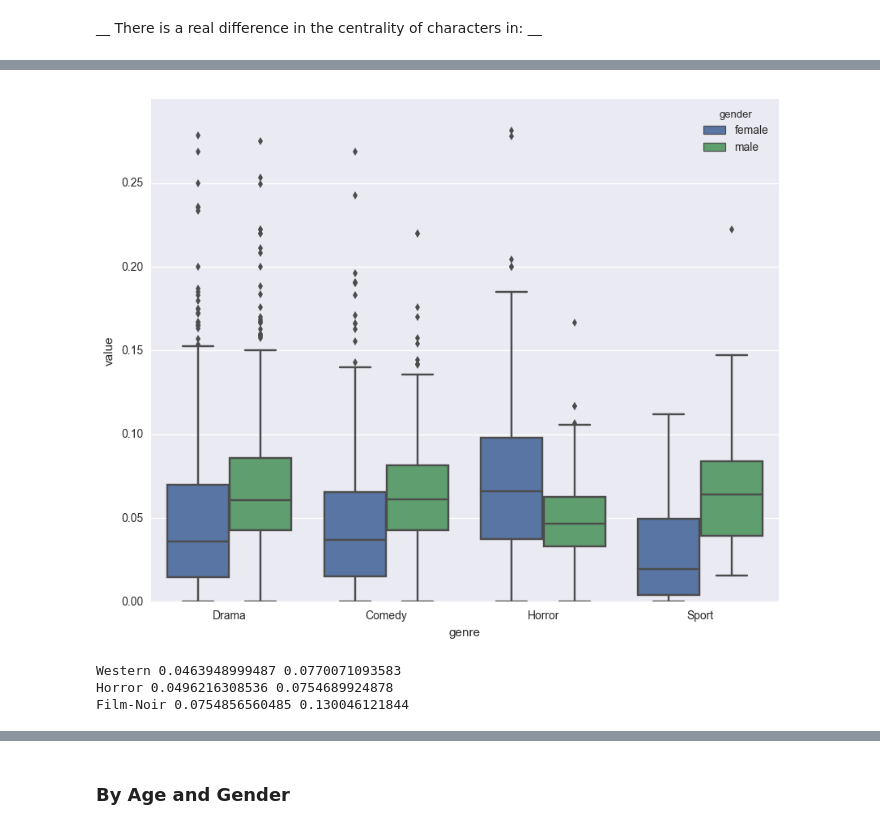
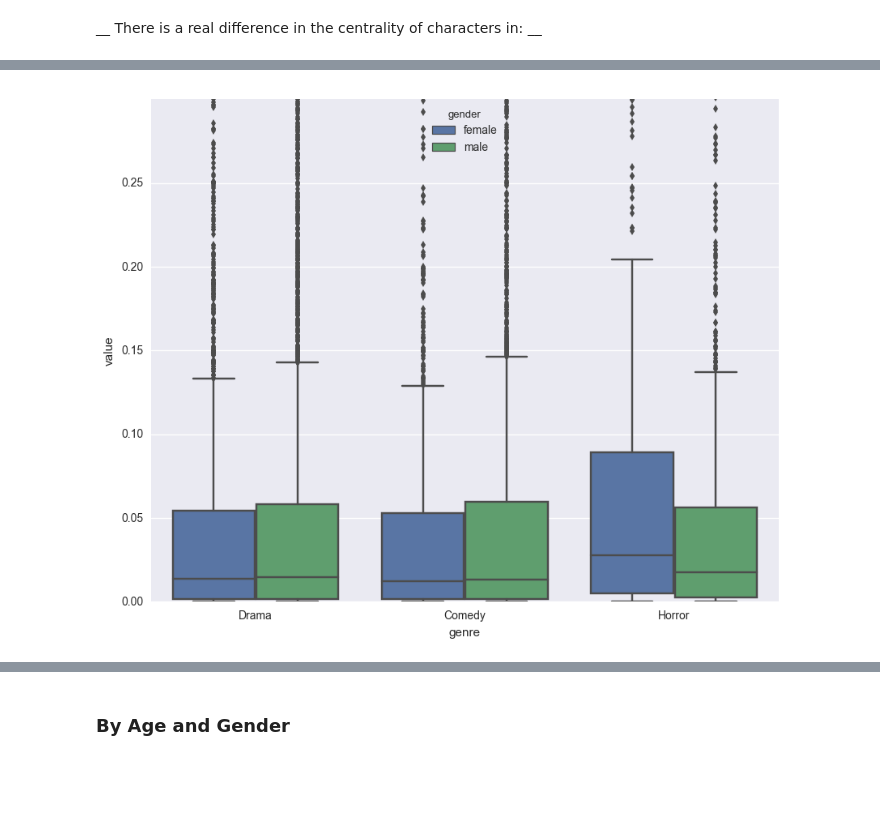
Before and after one commit to usc-sail/mica-text-characternetworks, a Jupyter notebook: analysis/Graph Analysis.ipynb, the cells around one changed output, grey strips where cells are left out. Cells and saved outputs as stored; diff of their text form; code cells hidden in the pictures; blank space fills up the shorter version.

Commit message:
multi centrality

```diff
--- a/analysis/Graph Analysis.ipynb
+++ b/analysis/Graph Analysis.ipynb
@@ -89,3 +97,5 @@ Counter({'unknown': 7893, 'caucasian': 6895, 'african': 717, 'latino': 233, 'oth
+# %%
+centrality_measures = ['degree_cent', 'betweenness_cent', 'closeness_cent', 'pagerank_cent']
 # %%
 xkcd_colors = sns.xkcd_palette(["grass green", "sand", "blue", "light red", "cerulean",
                                 "red", "light blue", "teal", "orange", "light green",
@@ -146,14 +163,16 @@ DescribeResult(nobs=15133, minmax=(0.0, 1.0), mean=0.045594842347982223, varianc
 # %% [markdown]
 Most prominent women / most prominent men
 # %%
+def averageCents(node):
+    return np.mean([node['degree_cent'], node['betweenness_cent'], node['closeness_cent'], node['pagerank_cent']])
+
 male_cents, female_cents = [], []
 for script, d in data.items():
     G = d['graph']
     char_list = d['chars']
-    cents = nx.betweenness_centrality(G)
 
-    male_cents.extend([(cents[i], char_list[i], script) for i in G.nodes() if G.node[i]['gender'] == 'male'])
-    female_cents.extend([(cents[i], char_list[i], script) for i in G.nodes() if G.node[i]['gender'] == 'female'])
+    male_cents.extend([(averageCents(G.node[i]), char_list[i], script) for i in G.nodes() if G.node[i]['gender'] == 'male'])
+    female_cents.extend([(averageCents(G.node[i]), char_list[i], script) for i in G.nodes() if G.node[i]['gender'] == 'female'])
 # %%
 sorted(male_cents, key=lambda x: x[0], reverse=True)[0:10]
 # %% [output]
@@ -257,0 +240,18 @@ res;
+# %%
+centr_byGenre = []
+for script, d in data.items():
+    G = d['graph']
+    genres = d['genres']
+
+    for centr_t in centrality_measures:
+        centr_v = nx.get_node_attributes(G, centr_t)
+        genders = nx.get_node_attributes(G, 'gender')
+
+        for k in genders:
+            if k in centr_v:
+                centr_byGenre.extend([(t, centr_t, genders[k], centr_v[k]) for t in genres])
+            else:
+                centr_byGenre.extend([(t, centr_t, genders[k], np.nan) for t in genres])
+
+centr_byGenre = pd.DataFrame(centr_byGenre, columns = ["genre", "centrality", "gender", "value"])
+centr_byGenre.head()
@@ -257,0 +265,11 @@ res;
+# %%
+#Drop nan's
+centr_byGenre = centr_byGenre[(centr_byGenre.genre!="Documentary")]
+centr_byGenre = centr_byGenre[(centr_byGenre.genre!="Short")]
+centr_byGenre = centr_byGenre[(centr_byGenre.genre!="Reality-TV")]
+
+centr_byGenre = centr_byGenre[(centr_byGenre.gender!="unknown")]
+
+centr_byGenre = centr_byGenre.dropna()
+
+centr_byGenre.head()
@@ -285,18 +324,7 @@ res_2[:(i - 1)]
 # %%
-t = tmp[tmp.genre.isin(['Drama', 'Comedy', 'Horror', 'Sport'])]
+t = centr_byGenre[centr_byGenre.genre.isin(['Drama', 'Comedy', 'Horror'])]
+t = t[t.centrality == "betweenness_cent"]
 bplt = sns.boxplot(x = 'genre', y = 'value', hue = 'gender', data = t)
 bplt.axes.set_ylim([0, .3]);
 # %% [output]
-[figure, old version]
+[figure, new version]
-# %%
-for t in types:
-    male_deg = tmp.ix[(tmp.genre == t) & (tmp.gender == "male"), "value"].mean()
-    female_deg = tmp.ix[(tmp.genre == t) & (tmp.gender == "female"), "value"].mean()
-
-
-    if male_deg < female_deg:
-        print(t, male_deg, female_deg)
-# %% [output]
-Western 0.0463948999487 0.0770071093583
-Horror 0.0496216308536 0.0754689924878
-Film-Noir 0.0754856560485 0.130046121844
```
Also changed, not shown: parts of 61 cells of this notebook, 4 other files.
